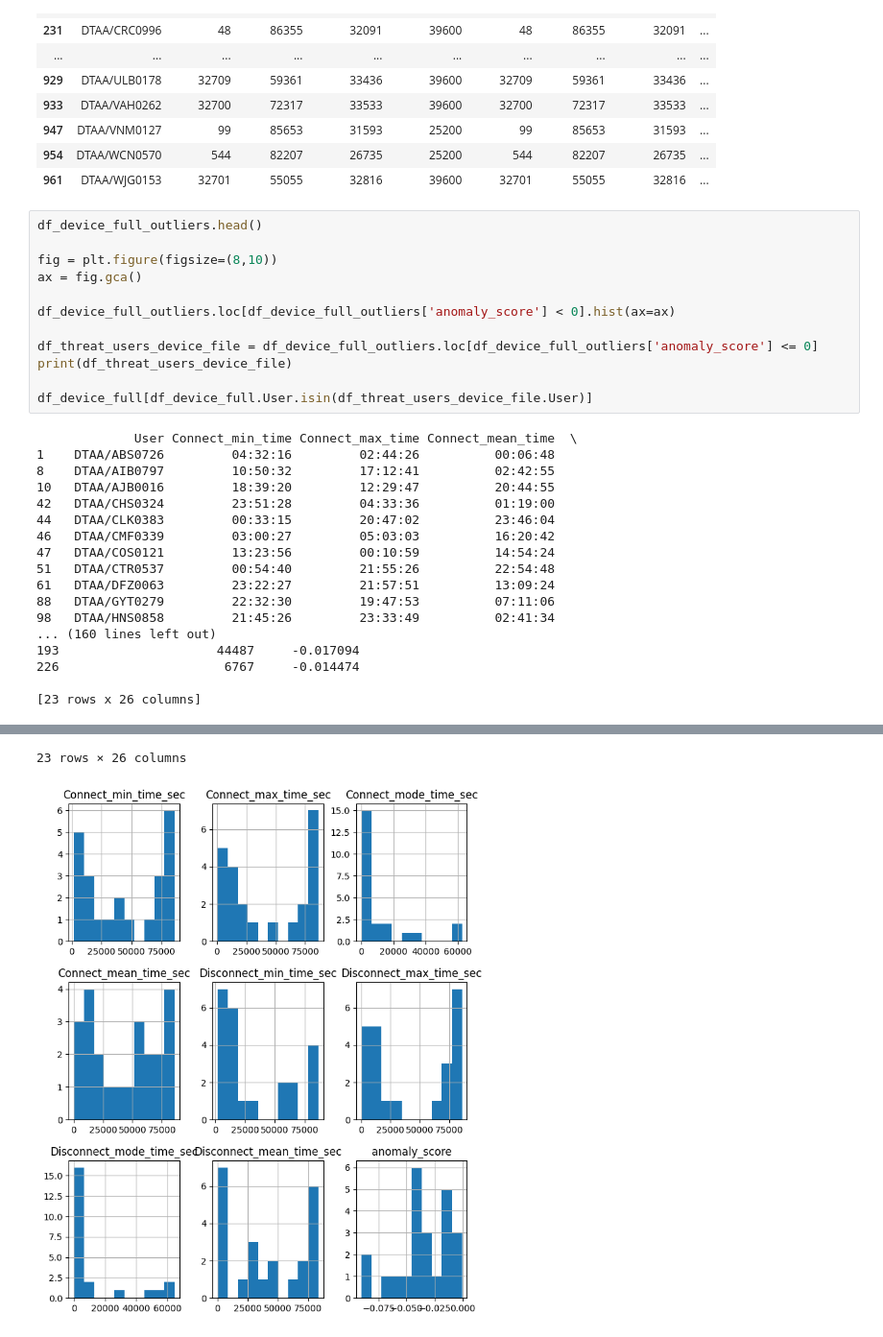
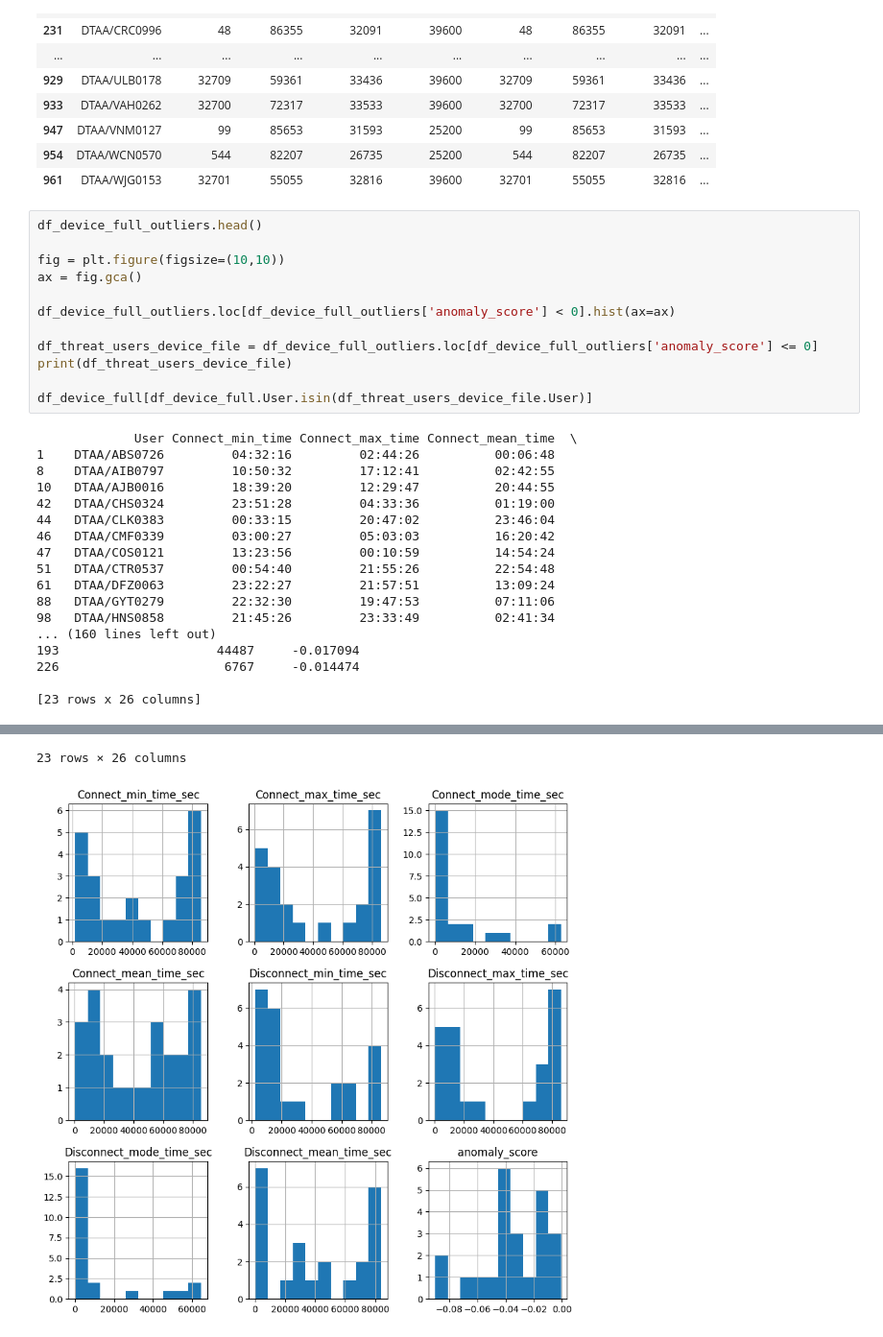
Before and after one commit to af223/17735-project, a Jupyter notebook: detection_v1.ipynb, the cells around one changed output, grey strips where cells are left out. Shown: that part at 96% size. Drawn from its saved outputs; the diff is of its cells as text.

Commit message:
updated graphs

```diff
--- a/detection_v1.ipynb
+++ b/detection_v1.ipynb
@@ -634,7 +634,7 @@ df_log_on_off_stats[df_log_on_off_stats.User.isin(df_threat_users_log.User)]
 # %%
 df_device_full_outliers.head()
 
-fig = plt.figure(figsize=(8,10))
+fig = plt.figure(figsize=(10,10))
 ax = fig.gca()
 
 df_device_full_outliers.loc[df_device_full_outliers['anomaly_score'] < 0].hist(ax=ax)
@@ -652,32 +652,32 @@ df_device_full[df_device_full.User.isin(df_threat_users_device_file.User)]
 44   DTAA/CLK0383         00:33:15         20:47:02          23:46:04
 46   DTAA/CMF0339         03:00:27         05:03:03          16:20:42
 47   DTAA/COS0121         13:23:56         00:10:59          14:54:24
 51   DTAA/CTR0537         00:54:40         21:55:26          22:54:48
 61   DTAA/DFZ0063         23:22:27         21:57:51          13:09:24
 88   DTAA/GYT0279         22:32:30         19:47:53          07:11:06
 98   DTAA/HNS0858         21:45:26         23:33:49          02:41:34
 ... (160 lines left out)
 193                     44487     -0.017094
 226                      6767     -0.014474
 
 [23 rows x 26 columns]
 |  | User | Connect_min_time | Connect_max_time | Connect_mean_time | Connect_mode_time | ... |
 | 1 | DTAA/ABS0726 | 04:32:16 | 02:44:26 | 00:06:48 | 01:01:07 | ... |
 | 8 | DTAA/AIB0797 | 10:50:32 | 17:12:41 | 02:42:55 | 00:16:33 | ... |
 | 10 | DTAA/AJB0016 | 18:39:20 | 12:29:47 | 20:44:55 | 17:26:10 | ... |
 | 42 | DTAA/CHS0324 | 23:51:28 | 04:33:36 | 01:19:00 | 00:15:52 | ... |
 | 44 | DTAA/CLK0383 | 00:33:15 | 20:47:02 | 23:46:04 | 00:33:15 | ... |
 | 46 | DTAA/CMF0339 | 03:00:27 | 05:03:03 | 16:20:42 | 02:52:04 | ... |
 | 47 | DTAA/COS0121 | 13:23:56 | 00:10:59 | 14:54:24 | 00:01:35 | ... |
 | 51 | DTAA/CTR0537 | 00:54:40 | 21:55:26 | 22:54:48 | 00:05:36 | ... |
 | 61 | DTAA/DFZ0063 | 23:22:27 | 21:57:51 | 13:09:24 | 00:36:34 | ... |
 | 88 | DTAA/GYT0279 | 22:32:30 | 19:47:53 | 07:11:06 | 04:44:43 | ... |
 | ... | ... | ... | ... | ... | ... | ... |
 | 164 | DTAA/NHL0253 | 23:34:53 | 03:16:47 | 05:04:43 | 01:40:44 | ... |
 | 180 | DTAA/RBC0583 | 20:11:34 | 07:30:41 | 00:38:13 | 07:30:41 | ... |
 | 185 | DTAA/RLC0442 | 20:58:07 | 02:25:47 | 18:41:40 | 00:04:14 | ... |
 | 193 | DTAA/SDC0032 | 08:48:08 | 02:08:38 | 04:20:13 | 08:50:40 | ... |
 | 226 | DTAA/ZAB0889 | 02:19:27 | 22:27:47 | 15:58:17 | 00:28:50 | ... |
 23 rows × 26 columns
-[figure, old version]
+[figure, new version]
 # %%
```
Also changed, not shown: parts of 1 cell of this notebook, 1 other file.
